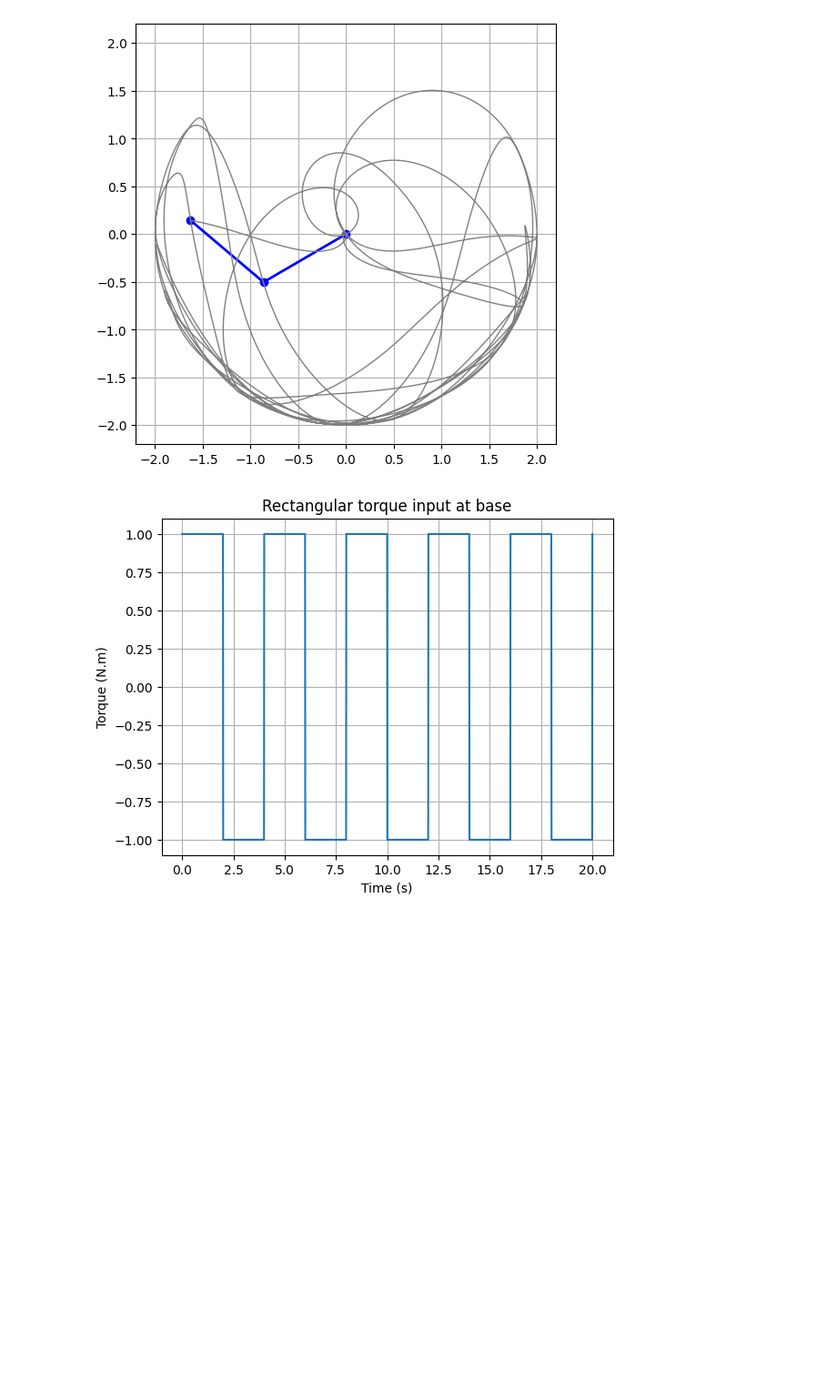
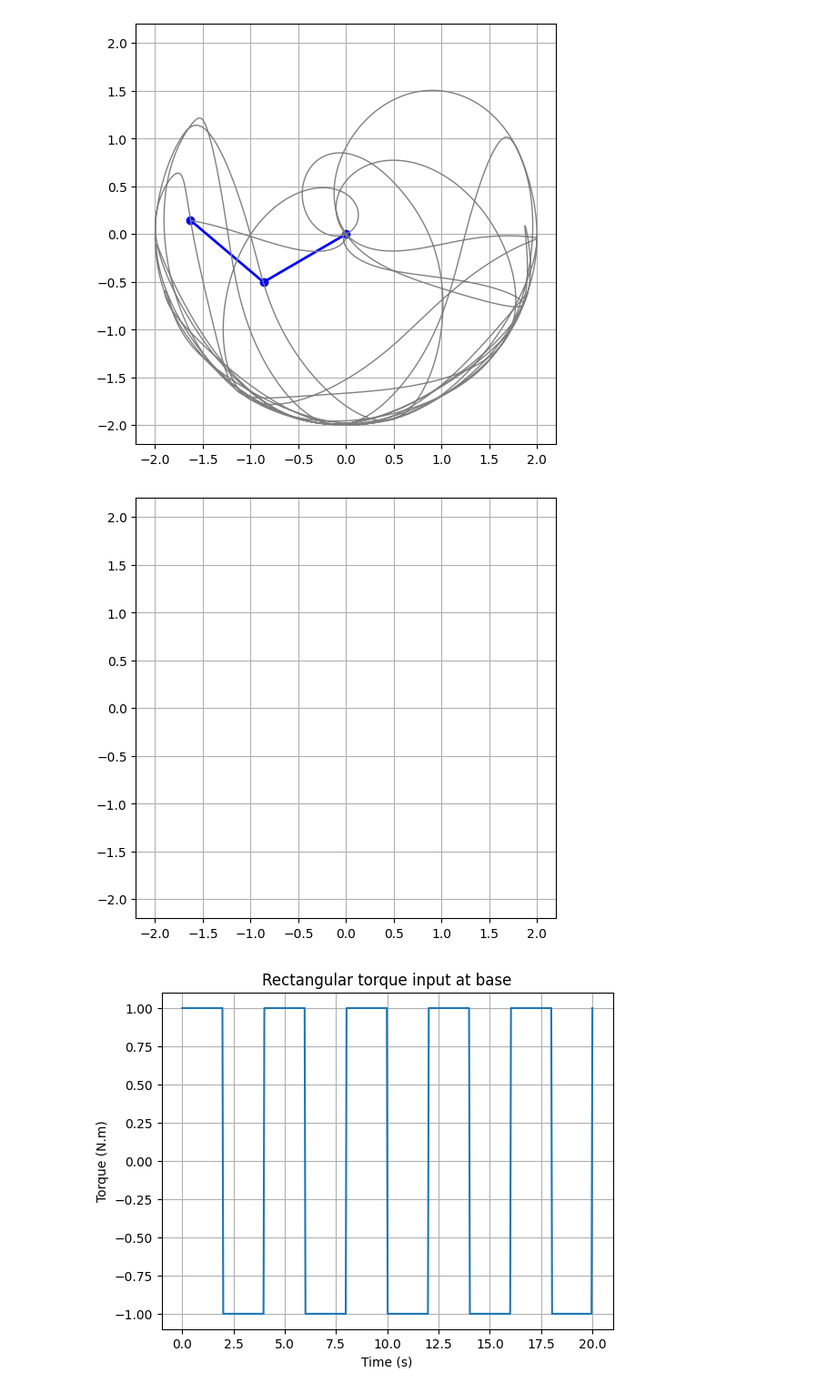
Before and after one commit to mmatinm/Deep-Learning-Projects, a Jupyter notebook: nonlinear-system-identification/identification.ipynb, the cells around one changed output. Shown at 91% size. Saved outputs shown, nothing was run; the diff lists cells and outputs as text; code cells hidden in the pictures; blank space fills up the shorter version.

```diff
--- a/nonlinear-system-identification/identification.ipynb
+++ b/nonlinear-system-identification/identification.ipynb
@@ -105,6 +105,92 @@ HTML(ani.to_html5_video())
 # %% [output]
 [interactive output not drawn]
 [figure]
+# %%
+
+g = 9.81
+L1 = 1.0
+L2 = 1.0
+m1 = 1.0
+m2 = 1.0
+
+
+def torque_input(t):
+    freq = 0.25  # Hz
+    amplitude = 1.0  # N.m
+    return amplitude * square(2 * np.pi * freq * t)
+
+def double_pendulum(t, y):
+    theta1, omega1, theta2, omega2 = y
+    delta = theta2 - theta1
+    tau = torque_input(t)
+
+    den1 = (m1 + m2) * L1 - m2 * L1 * np.cos(delta)**2
+    den2 = (L2 / L1) * den1
+
+    domega1 = (
+        m2 * L1 * omega1**2 * np.sin(delta) * np.cos(delta) +
+        m2 * g * np.sin(theta2) * np.cos(delta) +
+        m2 * L2 * omega2**2 * np.sin(delta) -
+        (m1 + m2) * g * np.sin(theta1) +
+        tau
+    ) / den1
+
+    domega2 = (
+        -m2 * L2 * omega2**2 * np.sin(delta) * np.cos(delta) +
+        (m1 + m2) * g * np.sin(theta1) * np.cos(delta) -
+        (m1 + m2) * L1 * omega1**2 * np.sin(delta) -
+        (m1 + m2) * g * np.sin(theta2)
+    ) / den2
+
+    return [omega1, domega1, omega2, domega2]
+
+
+y0 = [np.pi / 2, 0, np.pi / 2, 0]
+t_span = (0, 20)
+t_eval = np.linspace(t_span[0], t_span[1], 500)
+
+
+sol = solve_ivp(double_pendulum, t_span, y0, t_eval=t_eval, rtol=1e-8)
+theta1, omega1, theta2, omega2 = sol.y[0], sol.y[1], sol.y[2], sol.y[3]
+
+# Coordinates
+x1 = L1 * np.sin(theta1)
+y1 = -L1 * np.cos(theta1)
+x2 = x1 + L2 * np.sin(theta2)
+y2 = y1 - L2 * np.cos(theta2)
+
+
+fig, ax = plt.subplots(figsize=(6,6))
+ax.set_xlim(-2.2, 2.2)
+ax.set_ylim(-2.2, 2.2)
+ax.set_aspect('equal')
+ax.grid()
+
+line, = ax.plot([], [], 'o-', lw=2, color='blue')
+trace, = ax.plot([], [], '-', lw=1, color='gray')
+history_x, history_y = [], []
+
+def init():
+    line.set_data([], [])
+    trace.set_data([], [])
+    return line, trace
+
+def update(frame):
+    thisx = [0, x1[frame], x2[frame]]
+    thisy = [0, y1[frame], y2[frame]]
+    line.set_data(thisx, thisy)
+
+    history_x.append(x2[frame])
+    history_y.append(y2[frame])
+    trace.set_data(history_x, history_y)
+    return line, trace
+
+#ani = animation.FuncAnimation(fig, update, frames=len(t_eval),
+                              #init_func=init, blit=True, interval=20)
+
+#HTML(ani.to_html5_video())
+# %% [output]
+[figure, added]
 # %%
 plt.figure()
 torque_t = [torque_input(t) for t in t_eval]
```
Also changed, not shown: parts of 4 cells of this notebook.
